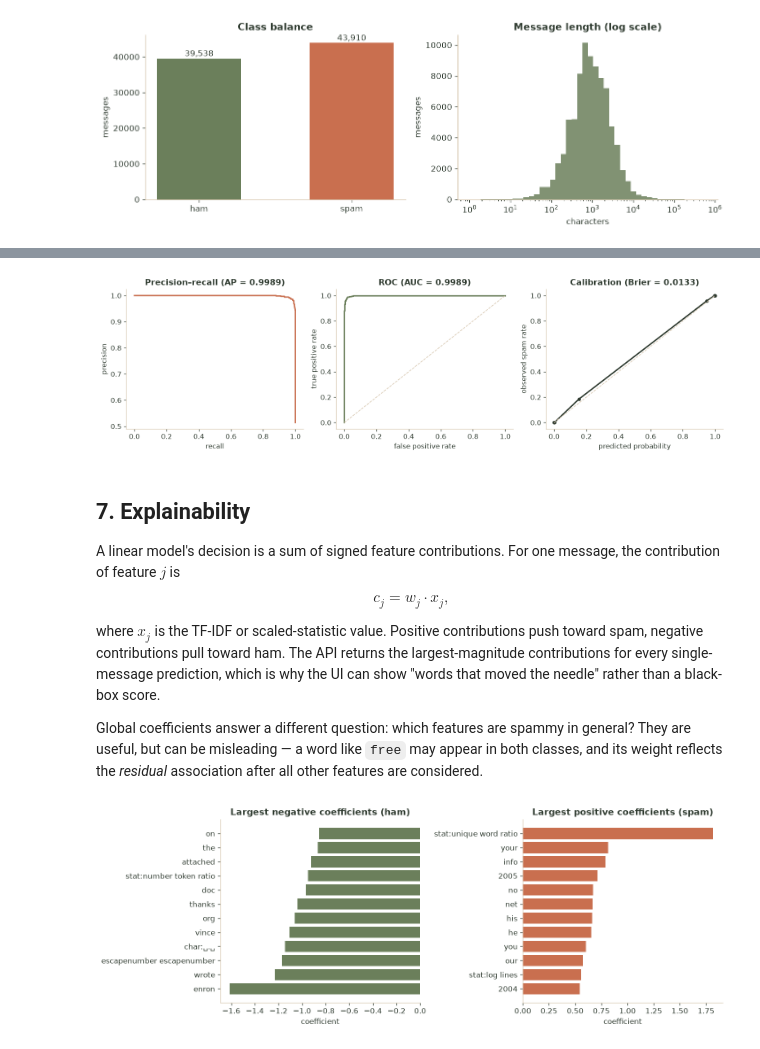
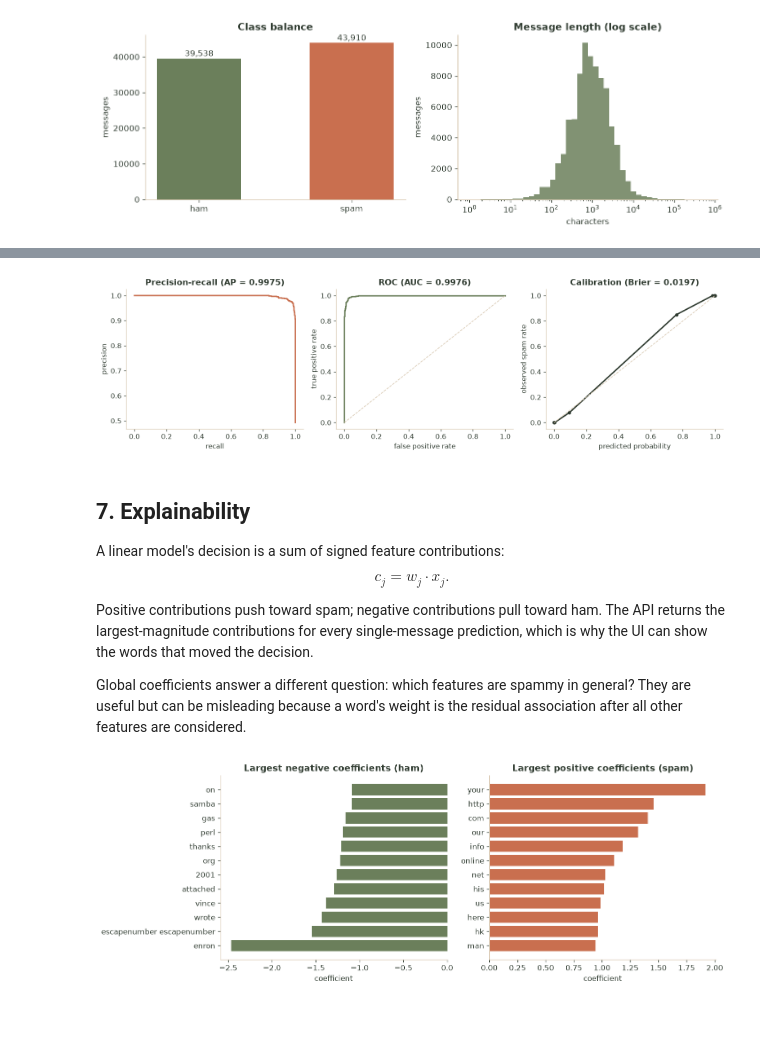
Before and after one commit to Soroush-Eghdami/Spam-classifire, a Jupyter notebook: ml/notebooks/spam_classifier.ipynb, the cells around one changed output, grey strips where cells are left out. Cells and saved outputs as stored; diff of their text form; code cells hidden in the pictures; blank space fills up the shorter version.

```diff
--- a/ml/notebooks/spam_classifier.ipynb
+++ b/ml/notebooks/spam_classifier.ipynb
@@ -45,7 +46,7 @@ from sklearn.naive_bayes import ComplementNB
 from sklearn.pipeline import Pipeline
 from sklearn.svm import LinearSVC
 
-# Find the repository root no matter which directory Jupyter was launched from.
+# Find the repository root from any launch directory.
 ROOT = Path.cwd()
 while not (ROOT / "ml").is_dir() and ROOT.parent != ROOT:
     ROOT = ROOT.parent
@@ -56,24 +57,28 @@ from ml.data import load_dataset, split_dataset
 from ml.evaluate import (
     binary_metrics,
     choose_threshold,
+    length_bucket,
+    metrics_by_group,
     predict_scores,
-    top_feature_rows,
     top_features,
 )
-from ml.features import TextStats, build_feature_union
+from ml.features import build_feature_union, normalize_text
 from ml.predict import load_metrics, load_model, predict_many, predict_text
 
 DATA_PATH = ROOT / "combined_data.csv"
+SMS_PATH = ROOT / "data" / "sms_spam.zip"
+SPAMASSASSIN_DIR = ROOT / "data" / "spamassassin"
 ARTIFACT_DIR = ROOT / "ml" / "artifacts"
-DEMO_ROWS = 14_000          # set to None for a full training run
+
+DEMO_ROWS = 14_000
 RANDOM_STATE = 7
+MAX_VALIDATION_FPR = 0.005
+SELECTION_TOLERANCE = 0.003
 
-# The project palette keeps charts consistent with the web UI.
 SPAM = "#C96F4F"
 HAM = "#6B7F5B"
 INK = "#2E3A2F"
 SAND = "#D9C9B2"
-CREAM = "#F8F6EE"
 plt.rcParams.update(
     {
         "figure.facecolor": "white",
@@ -94,6 +99,8 @@ plt.rcParams.update(
 )
 
 print("Repository:", ROOT)
-print("Dataset exists:", DATA_PATH.exists())
+print("Main dataset:", DATA_PATH.exists())
+print("SMS data:", SMS_PATH.exists())
+print("SpamAssassin data:", SPAMASSASSIN_DIR.exists())
 # %% [output]
 Repository: D:\Code-Base\Git-Clones\Spam-classifire
@@ -184,7 +194,9 @@ exact copies in the raw file. Normalisation and SimHash find thousands more.
 # %%
+extra = [SMS_PATH] if SMS_PATH.exists() else []
 started = time.perf_counter()
 dataset = load_dataset(
     DATA_PATH,
+    extra_data=extra,
     sample=DEMO_ROWS,
     drop_near_duplicates=True,
     random_state=RANDOM_STATE,
@@ -218,6 +230,6 @@ display(
         ],
     )
 )
-
+print("Sources:", stats["sources"])
 display(dataset.X.head(2).to_frame("text"))
 # %% [output]
@@ -390,7 +402,7 @@ decision threshold is tuned separately afterwards.
 # %%
 candidates = {
-    "Logistic regression (C=2)": LogisticRegression(
-        C=2.0, solver="liblinear", max_iter=2000, random_state=RANDOM_STATE
+    "Logistic regression (C=0.25)": LogisticRegression(
+        C=0.25, solver="liblinear", max_iter=2000, random_state=RANDOM_STATE
     ),
     "Calibrated Linear SVC (C=0.5)": CalibratedClassifierCV(
         estimator=LinearSVC(C=0.5, dual="auto", random_state=RANDOM_STATE),
@@ -411,7 +423,9 @@ for name, estimator in candidates.items():
     fit_seconds = time.perf_counter() - started
 
     scores = predict_scores(estimator, X_val)
-    threshold = choose_threshold(split.y_val, scores, beta=0.5)
+    threshold = choose_threshold(
+        split.y_val, scores, beta=0.5, max_fpr=MAX_VALIDATION_FPR
+    )
     metrics = binary_metrics(split.y_val, scores, threshold)
 
     fitted[name] = estimator
@@ -427,16 +441,21 @@ for name, estimator in candidates.items():
             "f0_5": metrics["f0_5"],
             "pr_auc": metrics["average_precision"],
             "roc_auc": metrics["roc_auc"],
+            "false_positive_rate": metrics["false_positive_rate"],
             "fit_s": round(fit_seconds, 2),
         }
     )
 
 comparison = pd.DataFrame(rows).sort_values("pr_auc", ascending=False).reset_index(drop=True)
-best_name = comparison.loc[0, "model"]
+best_pr = comparison.loc[0, "pr_auc"]
+tied = comparison[comparison["pr_auc"] >= best_pr - SELECTION_TOLERANCE]
+preferred = "Logistic regression (C=0.25)"
+best_name = preferred if preferred in set(tied["model"]) else tied.iloc[0]["model"]
 best_clf = fitted[best_name]
 best_threshold = thresholds[best_name]
 best_val_scores = val_scores[best_name]
 
 display(comparison.round(4))
-print(f"Selected on PR-AUC: {best_name} at threshold {best_threshold:.3f}")
+print(f"Best PR-AUC: {best_name}")
+print(f"Selected model: {best_name} at threshold {best_threshold:.4f}")
 # %% [output]
@@ -576,57 +613,52 @@ plt.show()
 # %%
 precision_curve, recall_curve, _ = precision_recall_curve(split.y_test, test_scores)
 fpr, tpr, _ = roc_curve(split.y_test, test_scores)
 prob_true, prob_pred = calibration_curve(split.y_test, test_scores, n_bins=10, strategy="quantile")
 
 fig, axes = plt.subplots(1, 3, figsize=(13, 3.8))
 
 axes[0].plot(recall_curve, precision_curve, color=SPAM, linewidth=2)
 axes[0].set_xlabel("recall")
 axes[0].set_ylabel("precision")
-axes[0].set_title(f"Precision–recall (AP = {test_metrics['average_precision']:.4f})")
+axes[0].set_title(f"Precision-recall (AP = {test_metrics['average_precision']:.4f})")
 
 axes[1].plot(fpr, tpr, color=HAM, linewidth=2)
 axes[1].plot([0, 1], [0, 1], color=SAND, linestyle="--", linewidth=1)
 axes[1].set_xlabel("false positive rate")
 axes[1].set_ylabel("true positive rate")
 axes[1].set_title(f"ROC (AUC = {test_metrics['roc_auc']:.4f})")
 
 axes[2].plot(prob_pred, prob_true, marker="o", color=INK, linewidth=2, markersize=4)
 axes[2].plot([0, 1], [0, 1], color=SAND, linestyle="--", linewidth=1)
 axes[2].set_xlabel("predicted probability")
 axes[2].set_ylabel("observed spam rate")
 axes[2].set_title(f"Calibration (Brier = {test_metrics['brier']:.4f})")
 
 plt.tight_layout()
 plt.show()
 # %% [output]
-[figure, old version]
+[figure, new version]
 # %% [markdown]
 ## 7. Explainability
 
-A linear model's decision is a sum of signed feature contributions. For one
-message, the contribution of feature $j$ is
+A linear model's decision is a sum of signed feature contributions:
 
 $$
-c_j = w_j \cdot x_j,
+c_j = w_j \cdot x_j.
 $$
 
-where $x_j$ is the TF-IDF or scaled-statistic value. Positive contributions push
-toward spam, negative contributions pull toward ham. The API returns the
-largest-magnitude contributions for every single-message prediction, which is
-why the UI can show "words that moved the needle" rather than a black-box score.
+Positive contributions push toward spam; negative contributions pull toward ham.
+The API returns the largest-magnitude contributions for every single-message
+prediction, which is why the UI can show the words that moved the decision.
 
 Global coefficients answer a different question: which features are spammy in
-general? They are useful, but can be misleading — a word like `free` may appear
-in both classes, and its weight reflects the *residual* association after all
-other features are considered.
+general? They are useful but can be misleading because a word's weight is the
+residual association after all other features are considered.
 # %%
 def pretty_feature(name: str) -> str:
     name = str(name)
     if name.startswith("~"):
-        return "char:" + name[1:].replace(" ", "␣")
-    if name.startswith("stat:"):
-        return "stat:" + name[5:].replace("_", " ")
+        return "char:" + name[1:].replace(" ", "_")
     return name
 
 
@@ -645,7 +677,7 @@ for ax, key, color, title in [
 plt.tight_layout()
 plt.show()
 # %% [output]
-[figure, old version]
+[figure, new version]
 # %%
 examples = {
     "Phishing / prize": (
```
Also changed, not shown: parts of 27 cells of this notebook, 11 other files.
